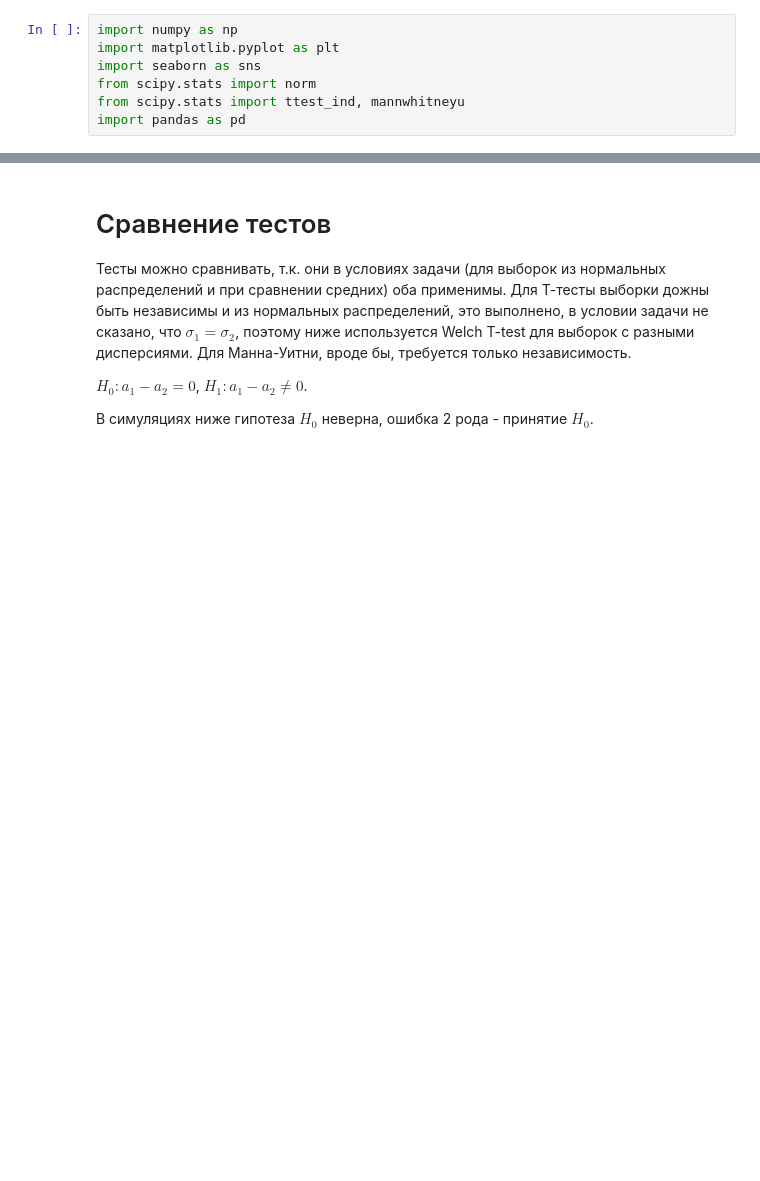
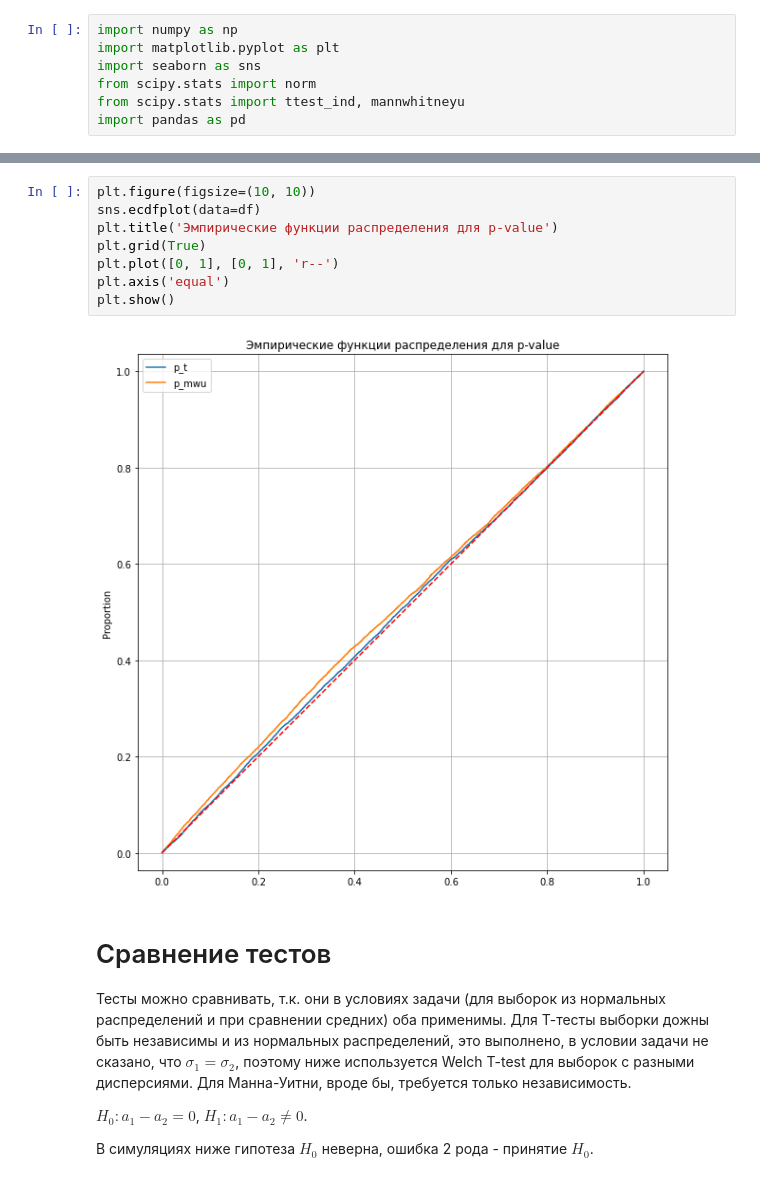
Before and after one commit to kirill-varchenko/bioinst, a Jupyter notebook: MHW2_Varchenko.ipynb, the cells around one changed output, grey strips where cells are left out. Saved outputs shown, nothing was run; the diff lists cells and outputs as text; blank space fills up the shorter version.

```diff
--- a/MHW2_Varchenko.ipynb
+++ b/MHW2_Varchenko.ipynb
@@ -8,3 +33,13 @@ import pandas as pd
+# %%
+plt.figure(figsize=(10, 10))
+sns.ecdfplot(data=df)
+plt.title('Эмпирические функции распределения для p-value')
+plt.grid(True)
+plt.plot([0, 1], [0, 1], 'r--')
+plt.axis('equal')
+plt.show()
+# %% [output]
+[figure, added]
 # %% [markdown]
 # Сравнение тестов
 
```
Also changed, not shown: parts of 3 cells of this notebook.
